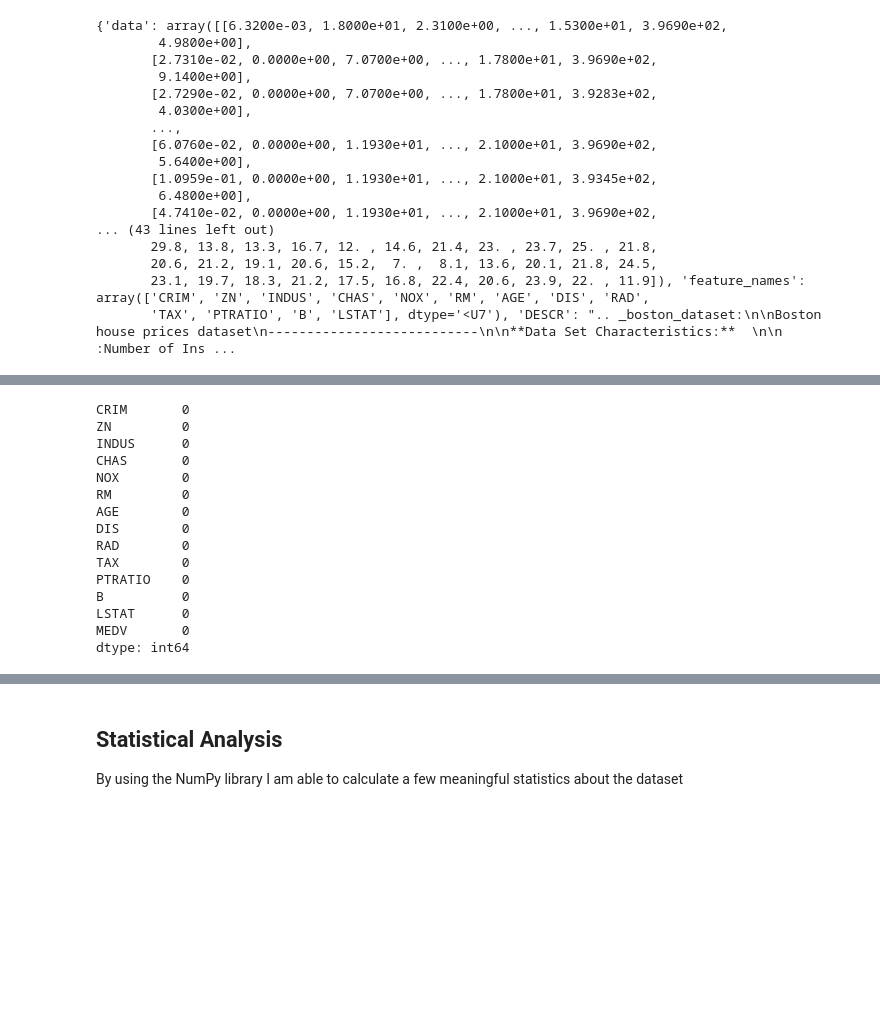
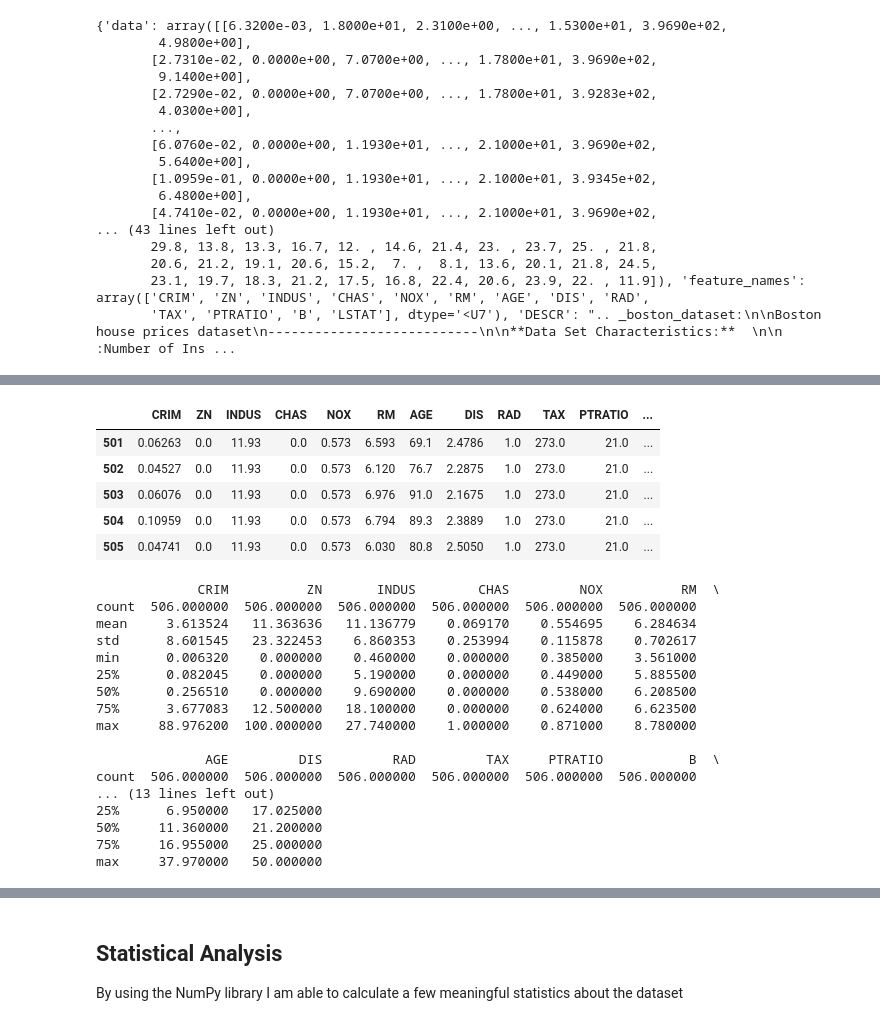
Before and after one commit to richardfeeney7/Machine-Learning-and-Statistics, a Jupyter notebook: Project2019.ipynb, the cells around one changed output, grey strips where cells are left out. Cells and saved outputs as stored; diff of their text form; code cells hidden in the pictures; blank space fills up the shorter version.

```diff
--- a/Project2019.ipynb
+++ b/Project2019.ipynb
@@ -119,19 +105,31 @@ max     37.970000   50.000000
-# %%
-# Null value check
-print(boston.isnull().sum())
-# %% [output]
-CRIM       0
-ZN         0
-INDUS      0
-CHAS       0
-NOX        0
-RM         0
-AGE        0
-DIS        0
-RAD        0
-TAX        0
-PTRATIO    0
-B          0
-LSTAT      0
-MEDV       0
-dtype: int64
+# %%
+# Checking the tail of a dataset can be useful to help check if data is currupted
+boston.tail()
+# %% [output]
+|  | CRIM | ZN | INDUS | CHAS | NOX | RM | AGE | DIS | RAD | TAX | PTRATIO | ... |
+| 501 | 0.06263 | 0.0 | 11.93 | 0.0 | 0.573 | 6.593 | 69.1 | 2.4786 | 1.0 | 273.0 | 21.0 | ... |
+| 502 | 0.04527 | 0.0 | 11.93 | 0.0 | 0.573 | 6.120 | 76.7 | 2.2875 | 1.0 | 273.0 | 21.0 | ... |
+| 503 | 0.06076 | 0.0 | 11.93 | 0.0 | 0.573 | 6.976 | 91.0 | 2.1675 | 1.0 | 273.0 | 21.0 | ... |
+| 504 | 0.10959 | 0.0 | 11.93 | 0.0 | 0.573 | 6.794 | 89.3 | 2.3889 | 1.0 | 273.0 | 21.0 | ... |
+| 505 | 0.04741 | 0.0 | 11.93 | 0.0 | 0.573 | 6.030 | 80.8 | 2.5050 | 1.0 | 273.0 | 21.0 | ... |
+# %%
+# Statistical details of each column. How many rows, highest & lowest in each column etc
+print(boston.describe())
+# %% [output]
+             CRIM          ZN       INDUS        CHAS         NOX          RM  \
+count  506.000000  506.000000  506.000000  506.000000  506.000000  506.000000
+mean     3.613524   11.363636   11.136779    0.069170    0.554695    6.284634
+std      8.601545   23.322453    6.860353    0.253994    0.115878    0.702617
+min      0.006320    0.000000    0.460000    0.000000    0.385000    3.561000
+25%      0.082045    0.000000    5.190000    0.000000    0.449000    5.885500
+50%      0.256510    0.000000    9.690000    0.000000    0.538000    6.208500
+75%      3.677083   12.500000   18.100000    0.000000    0.624000    6.623500
+max     88.976200  100.000000   27.740000    1.000000    0.871000    8.780000
+
+              AGE         DIS         RAD         TAX     PTRATIO           B  \
+count  506.000000  506.000000  506.000000  506.000000  506.000000  506.000000
+... (13 lines left out)
+25%      6.950000   17.025000
+50%     11.360000   21.200000
+75%     16.955000   25.000000
+max     37.970000   50.000000
```
Also changed, not shown: parts of 26 cells of this notebook.
